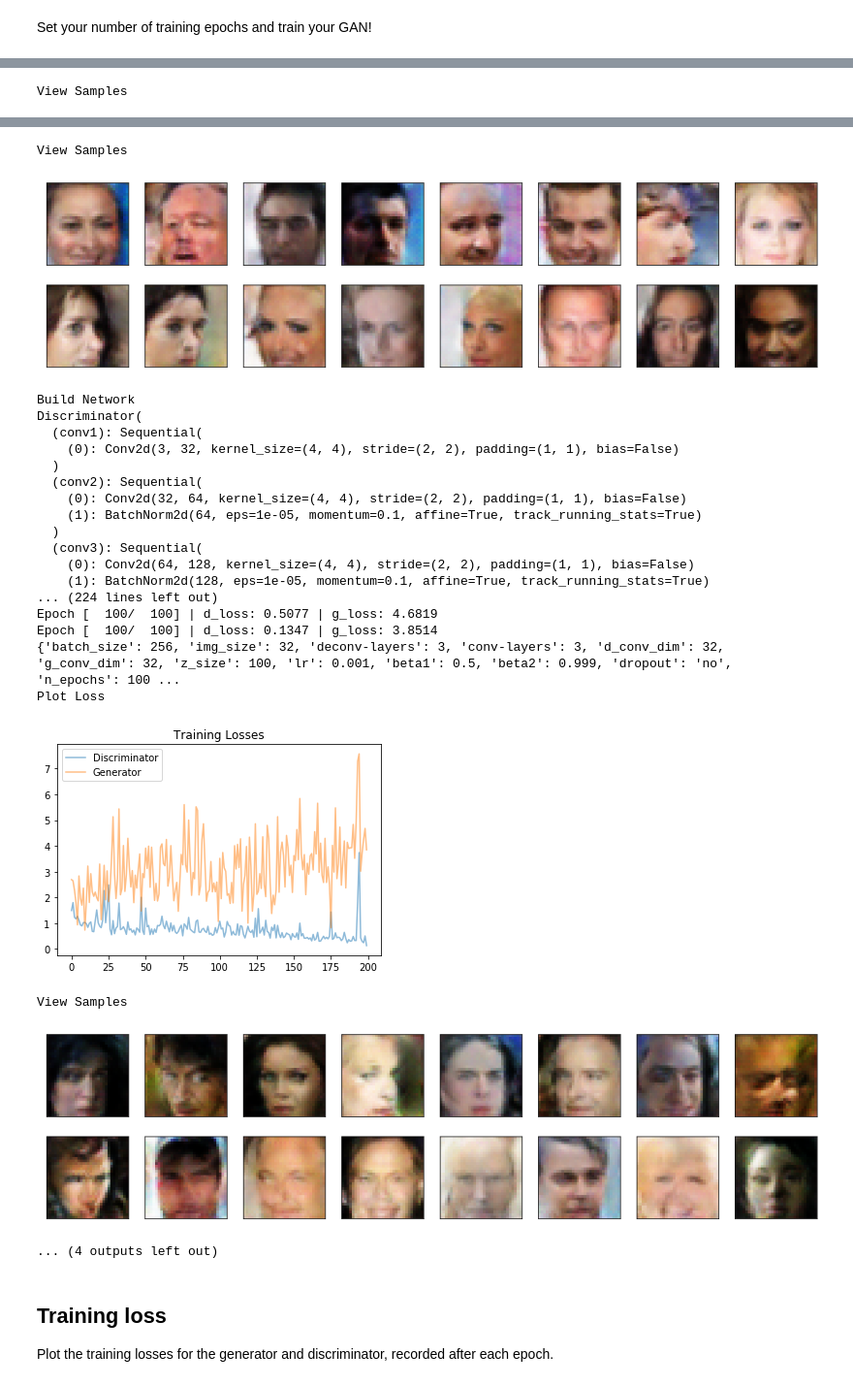
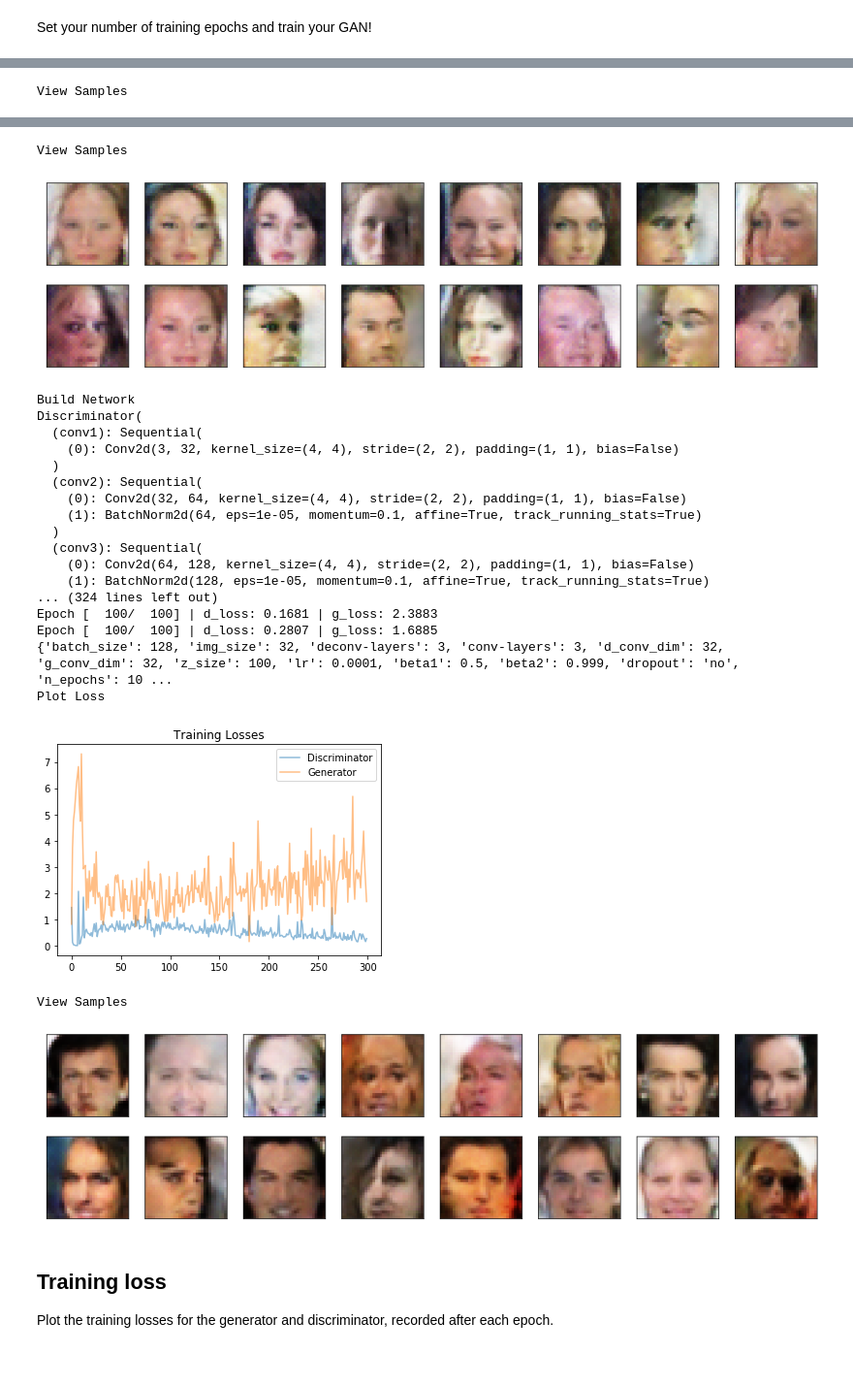
Before and after one commit to ddhartma/Face-Generation-with-DCGANs, a Jupyter notebook: dlnd_face_generation.ipynb, the cells around one changed output, grey strips where cells are left out. Shown at 97% size. Saved outputs shown, nothing was run; the diff lists cells and outputs as text; code cells hidden in the pictures.

Commit message:
test: Test parameters Train18...20

```diff
--- a/dlnd_face_generation.ipynb
+++ b/dlnd_face_generation.ipynb
@@ -486,7 +486,7 @@ beta1=0.5
 beta2=0.999 # default value
 
 # Create optimizers for the discriminator and generator
-def optimizer():
+def optimizer(lr):
     d_optimizer = optim.Adam(D.parameters(), lr, [beta1, beta2])
     g_optimizer = optim.Adam(G.parameters(), lr, [beta1, beta2])
 
@@ -693,19 +693,19 @@ def train(D, G, index, n_epochs, print_every=50):
 # %% [markdown]
 Set your number of training epochs and train your GAN!
 # %%
-train_n = 14
-param = 'batch_size'
+train_n = 21
+param = 'lr'
 
 # set parameter sets
 number_epochs = [100, 500, 1000]
-lr_set = [0.001, 0.0002, 0.0005]
+lr_set = [0.1, 0.01, 0.0001]
 batch_size_set = [64, 128, 256, 512]
 conv_dim_set = [64, 128, 256]
 
 # default
 batch_size = 128
 n_epochs = 100
-conv_dim = 32
+conv_dim = 64
 lr = 0.001
 beta1=0.5
 beta2=0.999
@@ -716,9 +716,9 @@ DON'T MODIFY ANYTHING IN THIS CELL
 """
 # call training function
 #for index, num_epochs in enumerate(number_epochs):
-#for index, lr in enumerate(lr_set):
 #for index, conv_dim in enumerate(conv_dim_set):
-for index, batch_size in enumerate(batch_size_set):
+#for index, batch_size in enumerate(batch_size_set):
+for index, lr in enumerate(lr_set):
     # Set Parameter
     n_epochs = n_epochs
     lr = lr
@@ -734,7 +734,7 @@ for index, batch_size in enumerate(batch_size_set):
     D, G = build_network(d_conv_dim, g_conv_dim, z_size)
 
     # Reset optimizer
-    d_optimizer, g_optimizer = optimizer()
+    d_optimizer, g_optimizer = optimizer(lr)
 
     # Calculate losses
     losses = train(D, G, index, n_epochs=n_epochs)
@@ -785,26 +785,25 @@ Plot Loss
 View Samples
-[figure, old version]
+[figure, new version]
 Build Network
 Discriminator(
   (conv1): Sequential(
     (0): Conv2d(3, 32, kernel_size=(4, 4), stride=(2, 2), padding=(1, 1), bias=False)
   )
   (conv2): Sequential(
     (0): Conv2d(32, 64, kernel_size=(4, 4), stride=(2, 2), padding=(1, 1), bias=False)
     (1): BatchNorm2d(64, eps=1e-05, momentum=0.1, affine=True, track_running_stats=True)
   )
   (conv3): Sequential(
     (0): Conv2d(64, 128, kernel_size=(4, 4), stride=(2, 2), padding=(1, 1), bias=False)
     (1): BatchNorm2d(128, eps=1e-05, momentum=0.1, affine=True, track_running_stats=True)
-... (224 lines left out)
-Epoch [  100/  100] | d_loss: 0.5077 | g_loss: 4.6819
-Epoch [  100/  100] | d_loss: 0.1347 | g_loss: 3.8514
-{'batch_size': 256, 'img_size': 32, 'deconv-layers': 3, 'conv-layers': 3, 'd_conv_dim': 32, 'g_conv_dim': 32, 'z_size': 100, 'lr': 0.001, 'beta1': 0.5, 'beta2': 0.999, 'dropout': 'no', 'n_epochs': 100 ...
+... (324 lines left out)
+Epoch [  100/  100] | d_loss: 0.1681 | g_loss: 2.3883
+Epoch [  100/  100] | d_loss: 0.2807 | g_loss: 1.6885
+{'batch_size': 128, 'img_size': 32, 'deconv-layers': 3, 'conv-layers': 3, 'd_conv_dim': 32, 'g_conv_dim': 32, 'z_size': 100, 'lr': 0.0001, 'beta1': 0.5, 'beta2': 0.999, 'dropout': 'no', 'n_epochs': 10 ...
 Plot Loss
-[figure, old version]
+[figure, new version]
 View Samples
-[figure, old version]
+[figure, new version]
-... (4 outputs left out)
 # %% [markdown]
 ## Training loss
 
```
Also changed, not shown: parts of 8 cells of this notebook.
